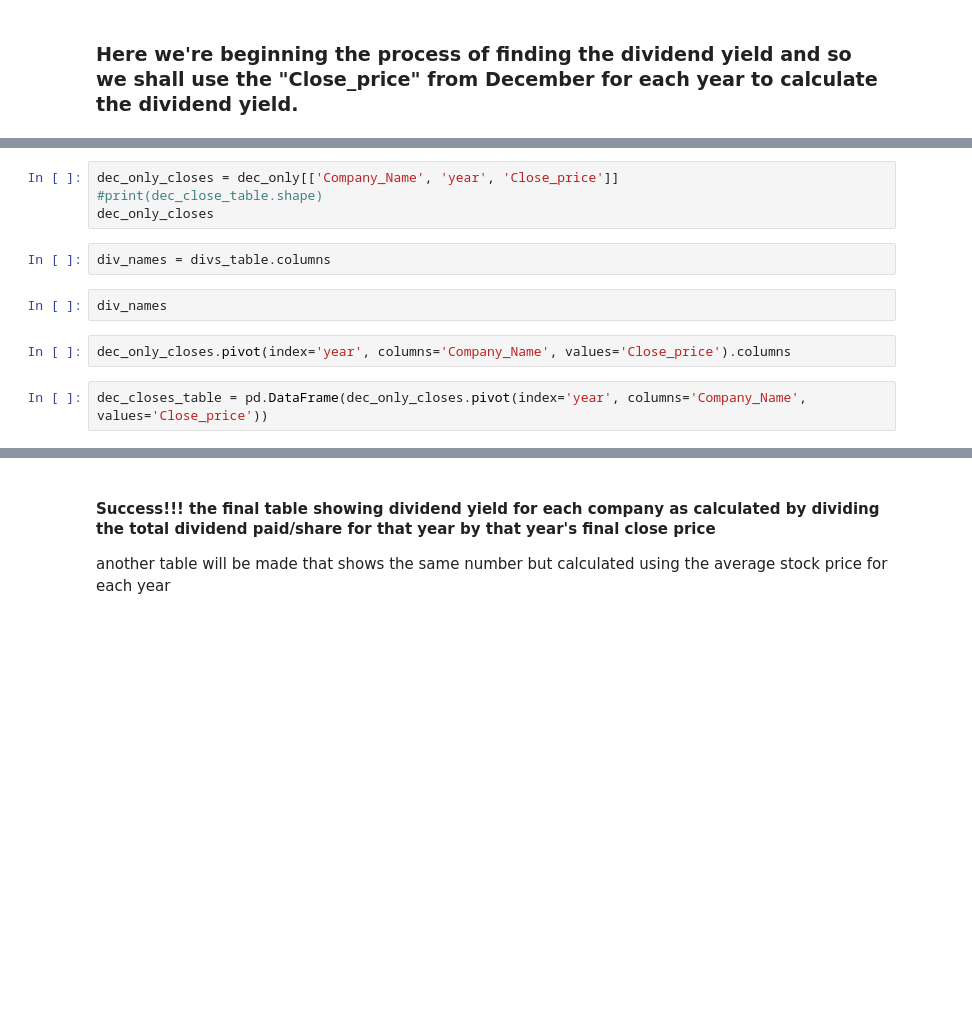
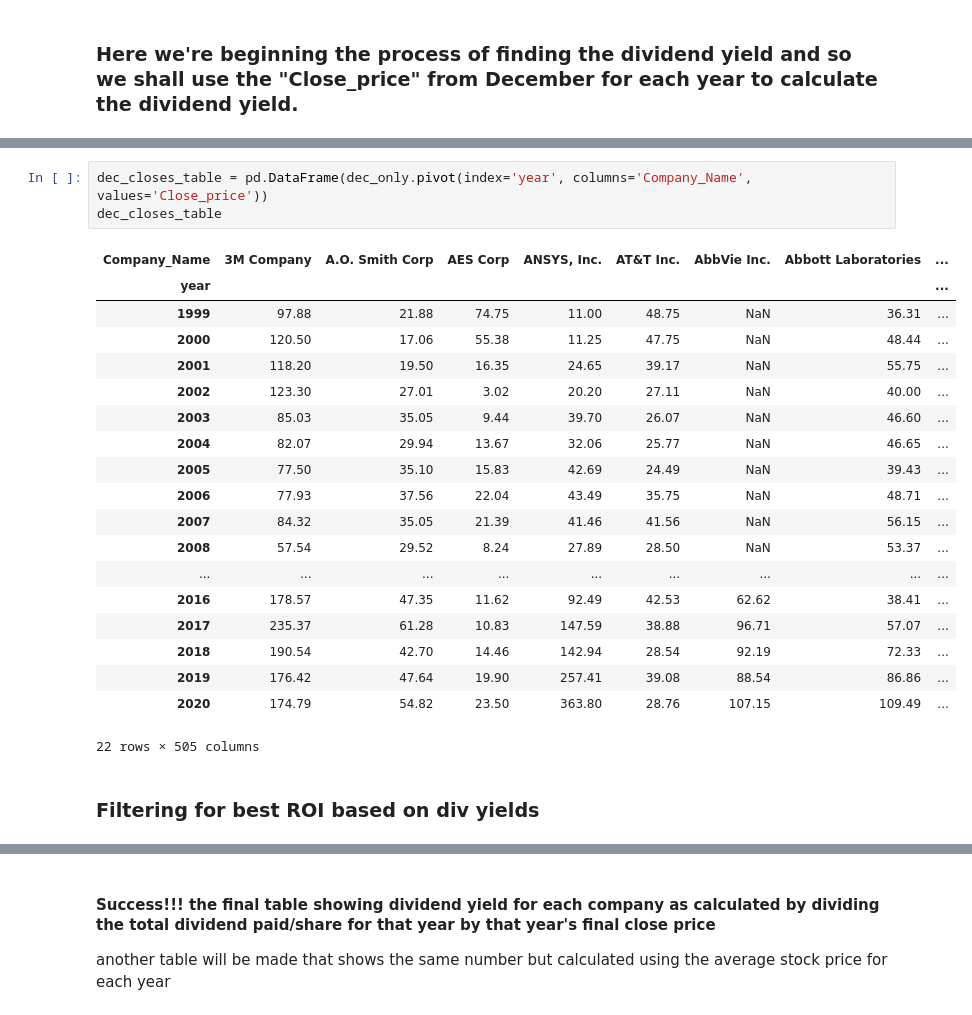
Before and after one commit to ssbyrne89/DIYInvestmentPrimer, a Jupyter notebook: notebooks/Visualizing_the_table_into_a_chart.ipynb, the cells around one changed output, grey strips where cells are left out. Drawn from its saved outputs; the diff is of its cells as text; blank space fills up the shorter version.

```diff
--- a/notebooks/Visualizing_the_table_into_a_chart.ipynb
+++ b/notebooks/Visualizing_the_table_into_a_chart.ipynb
@@ -415,13 +546,26 @@ dec_only
-# %%
-dec_only_closes = dec_only[['Company_Name', 'year', 'Close_price']]
-#print(dec_close_table.shape)
-dec_only_closes
-# %%
-div_names = divs_table.columns
-# %%
-div_names
 # %%
-dec_only_closes.pivot(index='year', columns='Company_Name', values='Close_price').columns
+dec_closes_table = pd.DataFrame(dec_only.pivot(index='year', columns='Company_Name', values='Close_price'))
+dec_closes_table
+# %% [output]
+| Company_Name | 3M Company | A.O. Smith Corp | AES Corp | ANSYS, Inc. | AT&T Inc. | AbbVie Inc. | Abbott Laboratories | ... |
+| year |  |  |  |  |  |  |  | ... |
+| 1999 | 97.88 | 21.88 | 74.75 | 11.00 | 48.75 | NaN | 36.31 | ... |
+| 2000 | 120.50 | 17.06 | 55.38 | 11.25 | 47.75 | NaN | 48.44 | ... |
+| 2001 | 118.20 | 19.50 | 16.35 | 24.65 | 39.17 | NaN | 55.75 | ... |
+| 2002 | 123.30 | 27.01 | 3.02 | 20.20 | 27.11 | NaN | 40.00 | ... |
+| 2003 | 85.03 | 35.05 | 9.44 | 39.70 | 26.07 | NaN | 46.60 | ... |
+| 2004 | 82.07 | 29.94 | 13.67 | 32.06 | 25.77 | NaN | 46.65 | ... |
+| 2005 | 77.50 | 35.10 | 15.83 | 42.69 | 24.49 | NaN | 39.43 | ... |
+| 2006 | 77.93 | 37.56 | 22.04 | 43.49 | 35.75 | NaN | 48.71 | ... |
+| 2007 | 84.32 | 35.05 | 21.39 | 41.46 | 41.56 | NaN | 56.15 | ... |
+| 2008 | 57.54 | 29.52 | 8.24 | 27.89 | 28.50 | NaN | 53.37 | ... |
+| ... | ... | ... | ... | ... | ... | ... | ... | ... |
+| 2016 | 178.57 | 47.35 | 11.62 | 92.49 | 42.53 | 62.62 | 38.41 | ... |
+| 2017 | 235.37 | 61.28 | 10.83 | 147.59 | 38.88 | 96.71 | 57.07 | ... |
+| 2018 | 190.54 | 42.70 | 14.46 | 142.94 | 28.54 | 92.19 | 72.33 | ... |
+| 2019 | 176.42 | 47.64 | 19.90 | 257.41 | 39.08 | 88.54 | 86.86 | ... |
+| 2020 | 174.79 | 54.82 | 23.50 | 363.80 | 28.76 | 107.15 | 109.49 | ... |
+22 rows × 505 columns
-# %%
-dec_closes_table = pd.DataFrame(dec_only_closes.pivot(index='year', columns='Company_Name', values='Close_price'))
+# %% [markdown]
+### Filtering for best ROI based on div yields
 # %%
```
Also changed, not shown: parts of 70 cells of this notebook, 1 other file.
